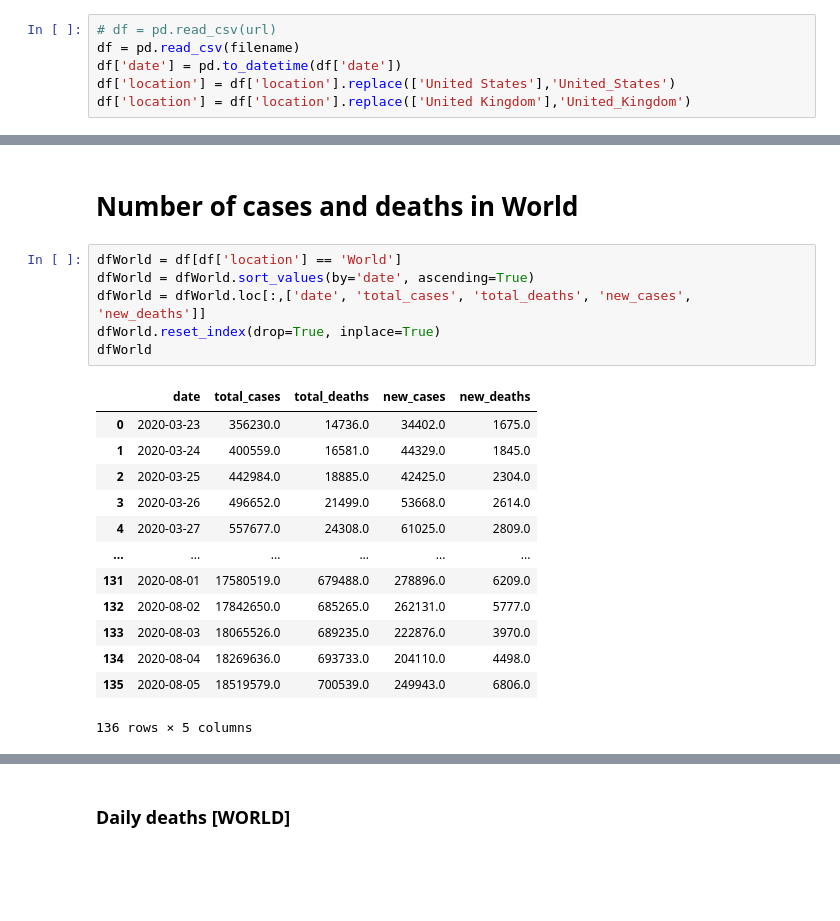
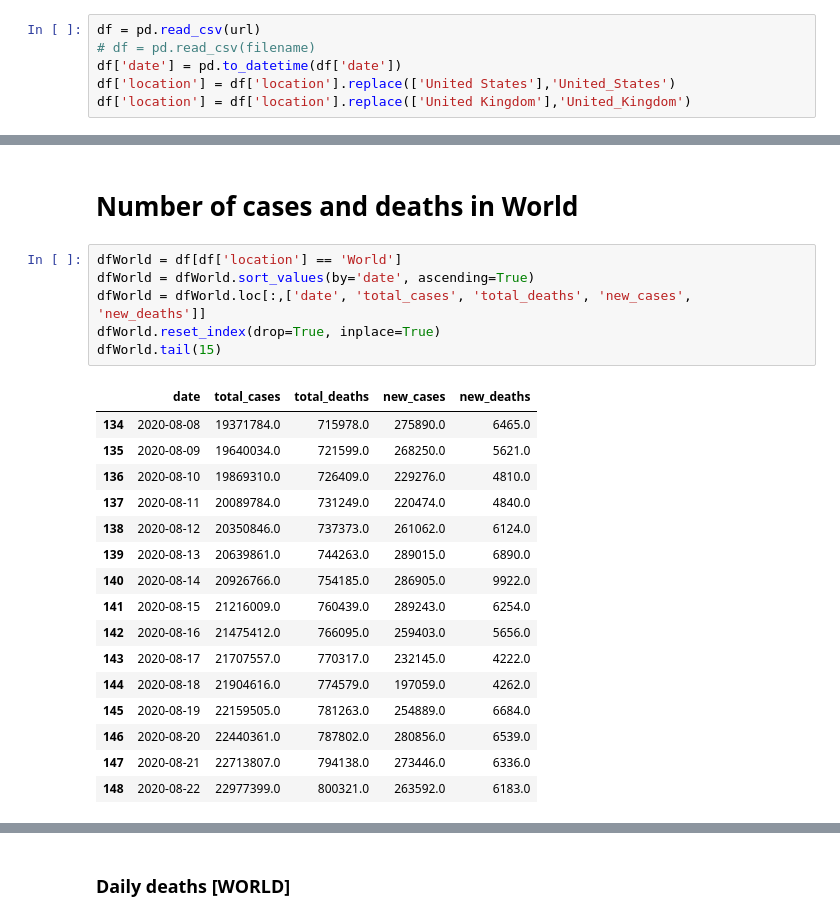
Before and after one commit to davimercatelli/Covid-19-Data, a Jupyter notebook: ARIMA_Forecast_Uncomplete.ipynb, the cells around one changed output, grey strips where cells are left out. Saved outputs shown, nothing was run; the diff lists cells and outputs as text; blank space fills up the shorter version.

```diff
--- a/ARIMA_Forecast_Uncomplete.ipynb
+++ b/ARIMA_Forecast_Uncomplete.ipynb
@@ -34,6 +37,6 @@ filename = '/home/davi/Documents/Python/Covid-19-Data/owid-covid-data.csv'
 # %%
-# df = pd.read_csv(url)
-df = pd.read_csv(filename)
+df = pd.read_csv(url)
+# df = pd.read_csv(filename)
 df['date'] = pd.to_datetime(df['date'])
 df['location'] = df['location'].replace(['United States'],'United_States')
 df['location'] = df['location'].replace(['United Kingdom'],'United_Kingdom')
@@ -46,23 +49,26 @@ df = df.sort_values(by=['total_cases'], ascending=True)
 # %%
 dfWorld = df[df['location'] == 'World']
 dfWorld = dfWorld.sort_values(by='date', ascending=True)
 dfWorld = dfWorld.loc[:,['date', 'total_cases', 'total_deaths', 'new_cases', 'new_deaths']]
 dfWorld.reset_index(drop=True, inplace=True)
-dfWorld
+dfWorld.tail(15)
 # %% [output]
 |  | date | total_cases | total_deaths | new_cases | new_deaths |
-| 0 | 2020-03-23 | 356230.0 | 14736.0 | 34402.0 | 1675.0 |
-| 1 | 2020-03-24 | 400559.0 | 16581.0 | 44329.0 | 1845.0 |
-| 2 | 2020-03-25 | 442984.0 | 18885.0 | 42425.0 | 2304.0 |
-| 3 | 2020-03-26 | 496652.0 | 21499.0 | 53668.0 | 2614.0 |
-| 4 | 2020-03-27 | 557677.0 | 24308.0 | 61025.0 | 2809.0 |
-| ... | ... | ... | ... | ... | ... |
-| 131 | 2020-08-01 | 17580519.0 | 679488.0 | 278896.0 | 6209.0 |
-| 132 | 2020-08-02 | 17842650.0 | 685265.0 | 262131.0 | 5777.0 |
-| 133 | 2020-08-03 | 18065526.0 | 689235.0 | 222876.0 | 3970.0 |
-| 134 | 2020-08-04 | 18269636.0 | 693733.0 | 204110.0 | 4498.0 |
-| 135 | 2020-08-05 | 18519579.0 | 700539.0 | 249943.0 | 6806.0 |
+| 134 | 2020-08-08 | 19371784.0 | 715978.0 | 275890.0 | 6465.0 |
+| 135 | 2020-08-09 | 19640034.0 | 721599.0 | 268250.0 | 5621.0 |
+| 136 | 2020-08-10 | 19869310.0 | 726409.0 | 229276.0 | 4810.0 |
+| 137 | 2020-08-11 | 20089784.0 | 731249.0 | 220474.0 | 4840.0 |
+| 138 | 2020-08-12 | 20350846.0 | 737373.0 | 261062.0 | 6124.0 |
+| 139 | 2020-08-13 | 20639861.0 | 744263.0 | 289015.0 | 6890.0 |
+| 140 | 2020-08-14 | 20926766.0 | 754185.0 | 286905.0 | 9922.0 |
+| 141 | 2020-08-15 | 21216009.0 | 760439.0 | 289243.0 | 6254.0 |
+| 142 | 2020-08-16 | 21475412.0 | 766095.0 | 259403.0 | 5656.0 |
+| 143 | 2020-08-17 | 21707557.0 | 770317.0 | 232145.0 | 4222.0 |
+| 144 | 2020-08-18 | 21904616.0 | 774579.0 | 197059.0 | 4262.0 |
+| 145 | 2020-08-19 | 22159505.0 | 781263.0 | 254889.0 | 6684.0 |
+| 146 | 2020-08-20 | 22440361.0 | 787802.0 | 280856.0 | 6539.0 |
+| 147 | 2020-08-21 | 22713807.0 | 794138.0 | 273446.0 | 6336.0 |
+| 148 | 2020-08-22 | 22977399.0 | 800321.0 | 263592.0 | 6183.0 |
-136 rows × 5 columns
 # %%
 fig, ax1 = plt.subplots(figsize=(19.20,10.80))
 
```
Also changed, not shown: parts of 83 cells of this notebook.
